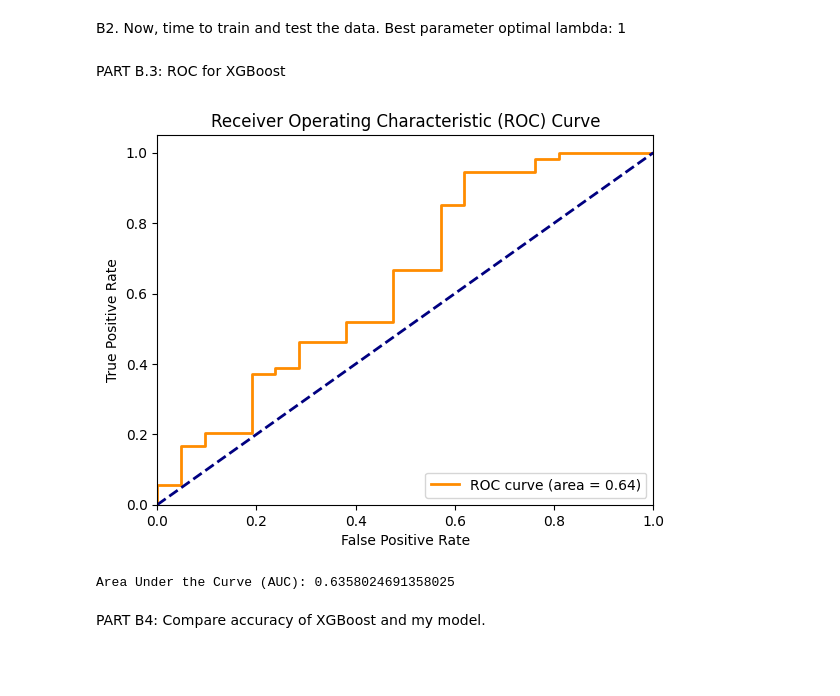
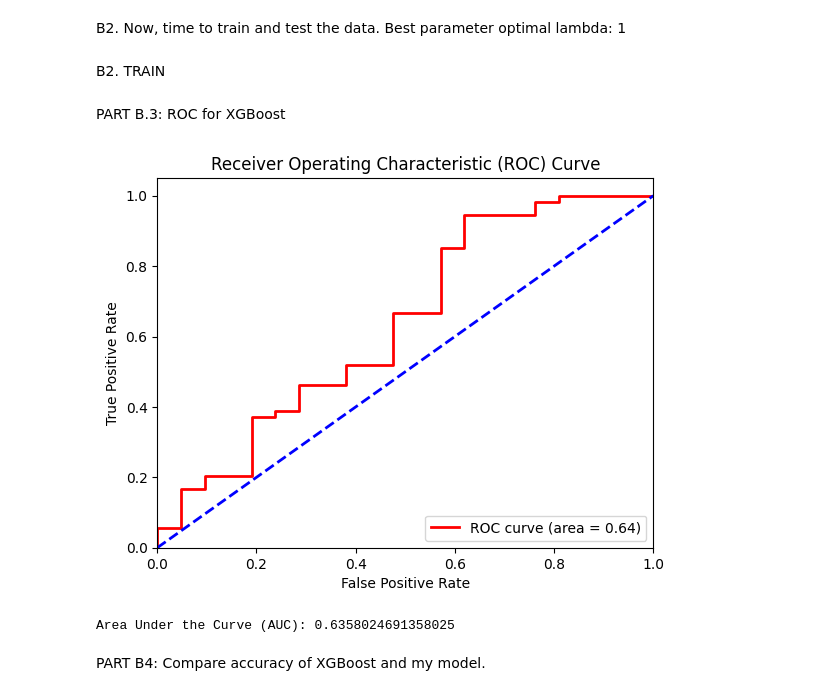
Before and after one commit to karamhaddad/421hw2test, a Jupyter notebook: Karam_Haddad_HW2.ipynb, the cells around one changed output. Cells and saved outputs as stored; diff of their text form; code cells hidden in the pictures; blank space fills up the shorter version.

```diff
--- a/Karam_Haddad_HW2.ipynb
+++ b/Karam_Haddad_HW2.ipynb
@@ -122,6 +124,6 @@ from collections import Counter
 # %%
 def gini(y):
-    _, counts = np.unique(y, return_counts=True)
+    trash, counts = np.unique(y, return_counts=True) #trash is not used.
     probabilities = counts / counts.sum()
     return 1 - np.sum(probabilities**2)
 # %% [markdown]
@@ -231,7 +244,7 @@ import numpy as np
 from collections import Counter
 
 def gini(y):
-    _, counts = np.unique(y, return_counts=True)
+    trash, counts = np.unique(y, return_counts=True) #trash is not used.
     probabilities = counts / counts.sum()
     return 1 - np.sum(probabilities**2)
 
@@ -312,7 +325,6 @@ class DecisionTree:
         g_l, g_r = gini(y[left_idxs]), gini(y[right_idxs])
         child_gini = (n_l / n) * g_l + (n_r / n) * g_r
 
-        # Gini gain is the difference in Gini before vs. after the split
         return parent_gini - child_gini
 
     def _split(self, X_column, split_thresh):
@@ -496,18 +502,15 @@ X_train, X_val, y_train, y_val = train_test_split(features_encoded, label_encode
+# %% [markdown]
+B2. TRAIN
 # %%
-# Convert the dataset into DMatrix which is optimized for XGBoost
 dtrain = xgb.DMatrix(X_train, label=y_train)
 dval = xgb.DMatrix(X_val, label=y_val)
 
-# Set the best parameters including the optimal lambda
-params = {
-    'objective': 'binary:logistic',
-    'eval_metric': 'auc',
-    'lambda': 1,# This is the optimal lambda found previously
-}
+#best parameters including the optimal lambda
+params = {'objective': 'binary:logistic','eval_metric': 'auc','lambda': 1}
 
-# Train the model
-num_round = 100  # Number of boosting rounds
-bst = xgb.train(params, dtrain, num_round)
+#train the model
+num_round = 100
+bst = xgb.train(params, dtrain, num_round) #best model
 
 # Predict the probabilities for the validation set
 y_val_pred = bst.predict(dval)
@@ -535,21 +538,21 @@ PART B.3: ROC for XGBoost
 # %%
 fpr, tpr, thresholds = roc_curve(y_val, y_val_pred)
 roc_auc = auc(fpr, tpr)
 
 plt.figure()
-plt.plot(fpr, tpr, color='darkorange', lw=2, label='ROC curve (area = %0.2f)' % roc_auc)
-plt.plot([0, 1], [0, 1], color='navy', lw=2, linestyle='--')
+plt.plot(fpr, tpr, color='red', lw=2, label='ROC curve (area = %0.2f)' % roc_auc)
+plt.plot([0, 1], [0, 1], color='blue', lw=2, linestyle='--')
 plt.xlim([0.0, 1.0])
 plt.ylim([0.0, 1.05])
 plt.xlabel('False Positive Rate')
 plt.ylabel('True Positive Rate')
 plt.title('Receiver Operating Characteristic (ROC) Curve')
 plt.legend(loc="lower right")
 plt.show()
 
 print(f"Area Under the Curve (AUC): {roc_auc}")
 # %% [output]
-[figure, old version]
+[figure, new version]
 Area Under the Curve (AUC): 0.6358024691358025
 # %% [markdown]
 PART B4: Compare accuracy of XGBoost and my model.
```
Also changed, not shown: parts of 18 cells of this notebook.
